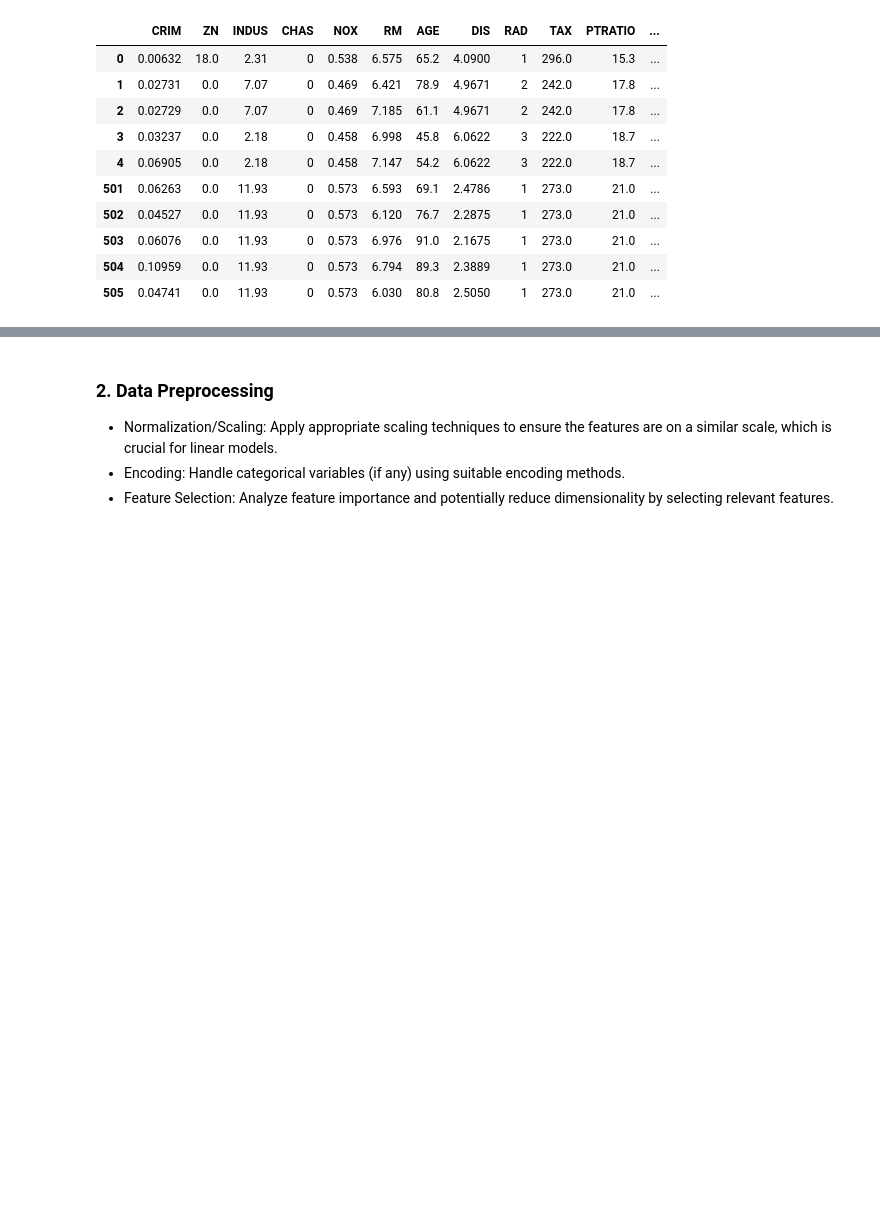
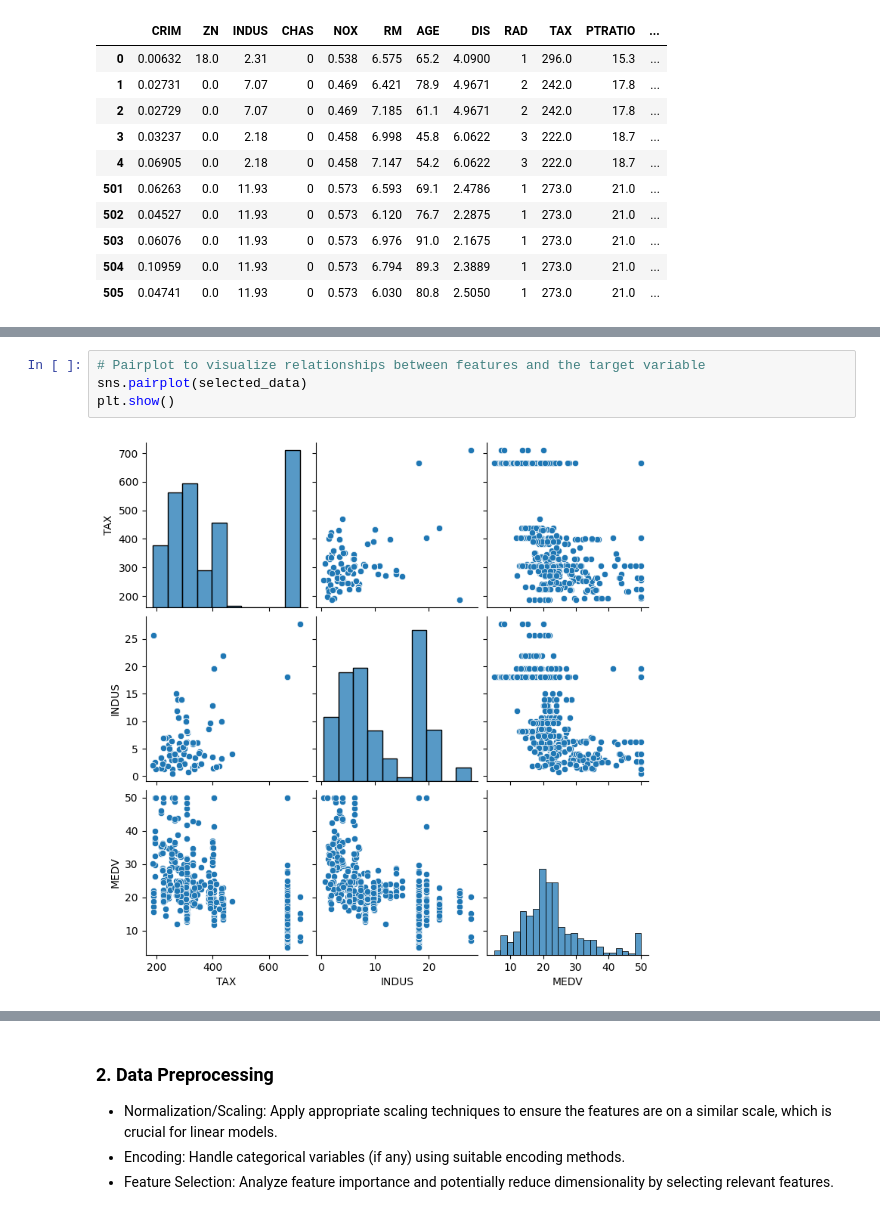
Before and after one commit to vKenjo/CS-ELEC-ML, a Jupyter notebook: SA#1/VIRAY_SA1.ipynb, the cells around one changed output, grey strips where cells are left out. Saved outputs shown, nothing was run; the diff lists cells and outputs as text; blank space fills up the shorter version.

```diff
--- a/SA#1/VIRAY_SA1.ipynb
+++ b/SA#1/VIRAY_SA1.ipynb
@@ -134,0 +94,6 @@ sns.heatmap(data.corr('spearman'), annot=True, cmap='flare', linewidths=.5, mask
+# %%
+# Pairplot to visualize relationships between features and the target variable
+sns.pairplot(selected_data)
+plt.show()
+# %% [output]
+[figure, added]
```
Also changed, not shown: parts of 22 cells of this notebook.
